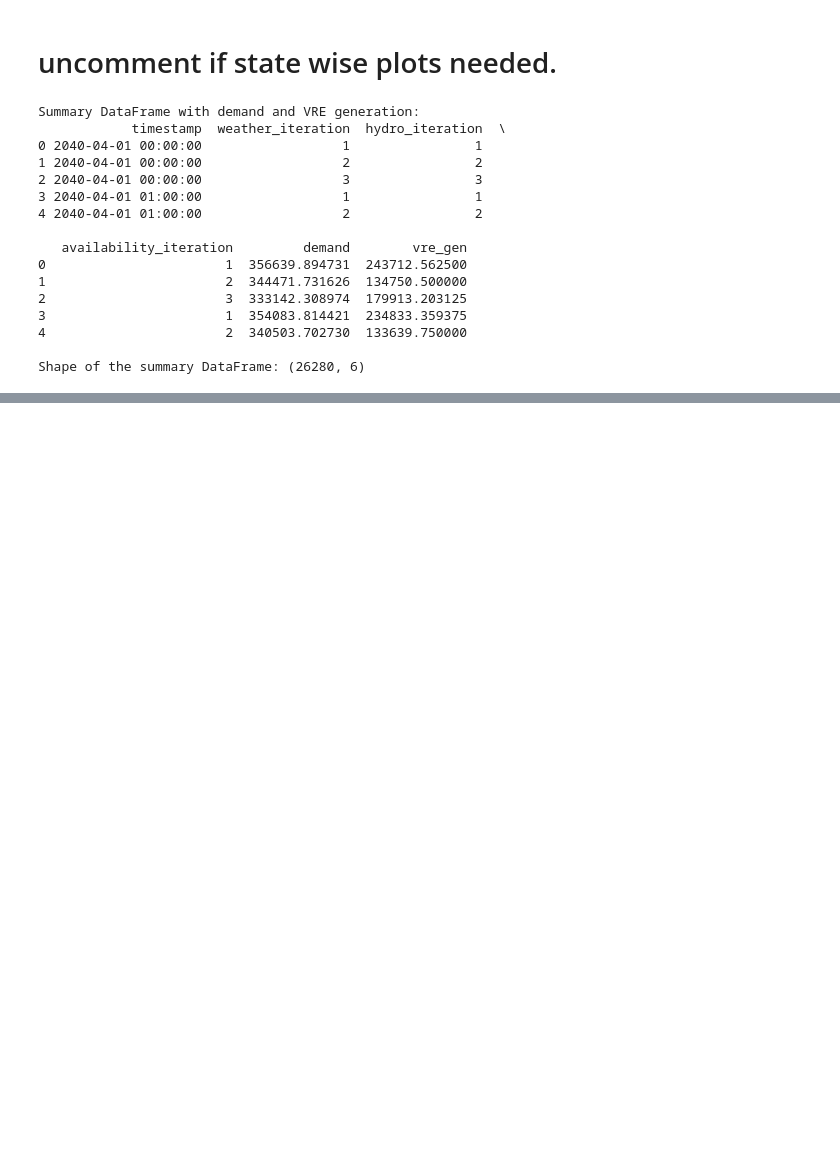
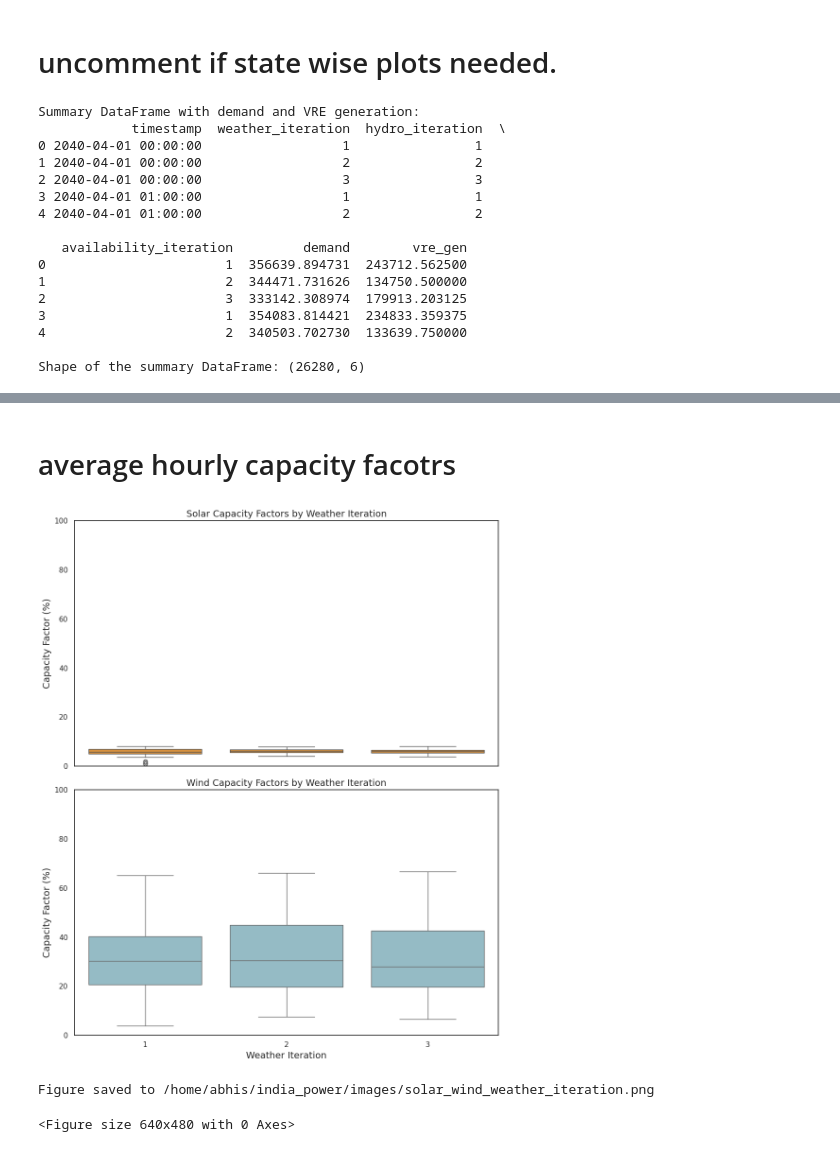
Before and after one commit to cetlab-ucsb/gridpath_india_viz, a Jupyter notebook: software/tech_plots_ra.ipynb, the cells around one changed output, grey strips where cells are left out. Drawn from its saved outputs; the diff is of its cells as text; code cells hidden in the pictures; blank space fills up the shorter version.

```diff
--- a/software/tech_plots_ra.ipynb
+++ b/software/tech_plots_ra.ipynb
@@ -450 +455,3 @@ wind_national_df = wind_df.groupby(['timestamp','weather_iteration','hydro_itera
 wind_national_df['load_zone'] = 'National'
+# %% [markdown]
+# average hourly capacity facotrs
@@ -451,36 +504,42 @@ wind_national_df['load_zone'] = 'National'
 # %%
 
-sns.set_theme(style="whitegrid")
+sns.set_theme(style="white")
 
 fig, axes = plt.subplots(2, 1, figsize=(10, 12), sharex=True)
 
 # Top: Solar
 sns.boxplot(
     x='weather_iteration',
     y='power_mw',
     data=solar_national_df,
     color='#EF9226',
     ax=axes[0]
 )
-axes[0].set_title('Solar Power Generation by Weather Iteration', fontsize=14, fontweight='normal')
+axes[0].set_title('Solar', fontsize=14, fontweight='normal')
 axes[0].set_xlabel('')  # hide x‐label on top plot
-axes[0].set_ylabel('Generation (MW)', fontsize=12)
+axes[0].set_ylabel('Capacity Factor (%)', fontsize=14)
+axes[0].set_ylim(0,100)
 
 # Bottom: Wind
 sns.boxplot(
     x='weather_iteration',
     y='power_mw',
     data=wind_national_df,
     color='#8DC0CD',
     ax=axes[1]
 )
-axes[1].set_title('Wind Power Generation by Weather Iteration', fontsize=14, fontweight='normal')
-axes[1].set_xlabel('Weather Iteration', fontsize=12)
-axes[1].set_ylabel('Generation (MW)', fontsize=12)
+axes[1].set_title('Wind', fontsize=14, fontweight='normal')
+axes[1].set_xlabel('Weather Iteration', fontsize=14)
+axes[1].set_ylabel('Capacity Factor (%)', fontsize=14)
+axes[1].set_ylim(0,100)
 
 plt.tight_layout()
 plt.show()
 # Save the figure
 output_path = os.path.join(path_to_save_images, 'solar_wind_weather_iteration.png')
 plt.savefig(output_path, dpi=300)
 print(f"Figure saved to {output_path}")
+# %% [output]
+[figure, added]
+Figure saved to /home/abhis/india_power/images/solar_wind_weather_iteration.png
+<Figure size 640x480 with 0 Axes>
```
Also changed, not shown: parts of 13 cells of this notebook.
